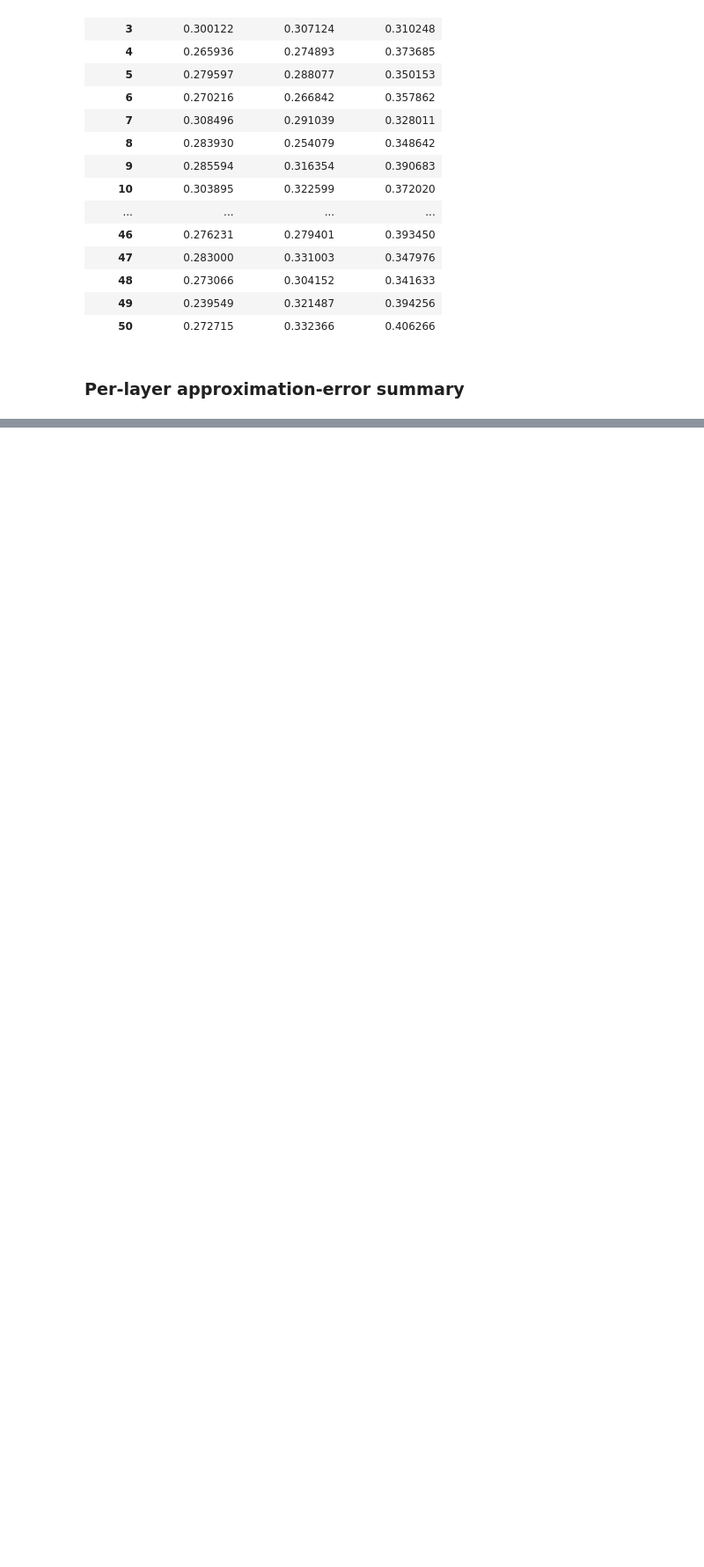
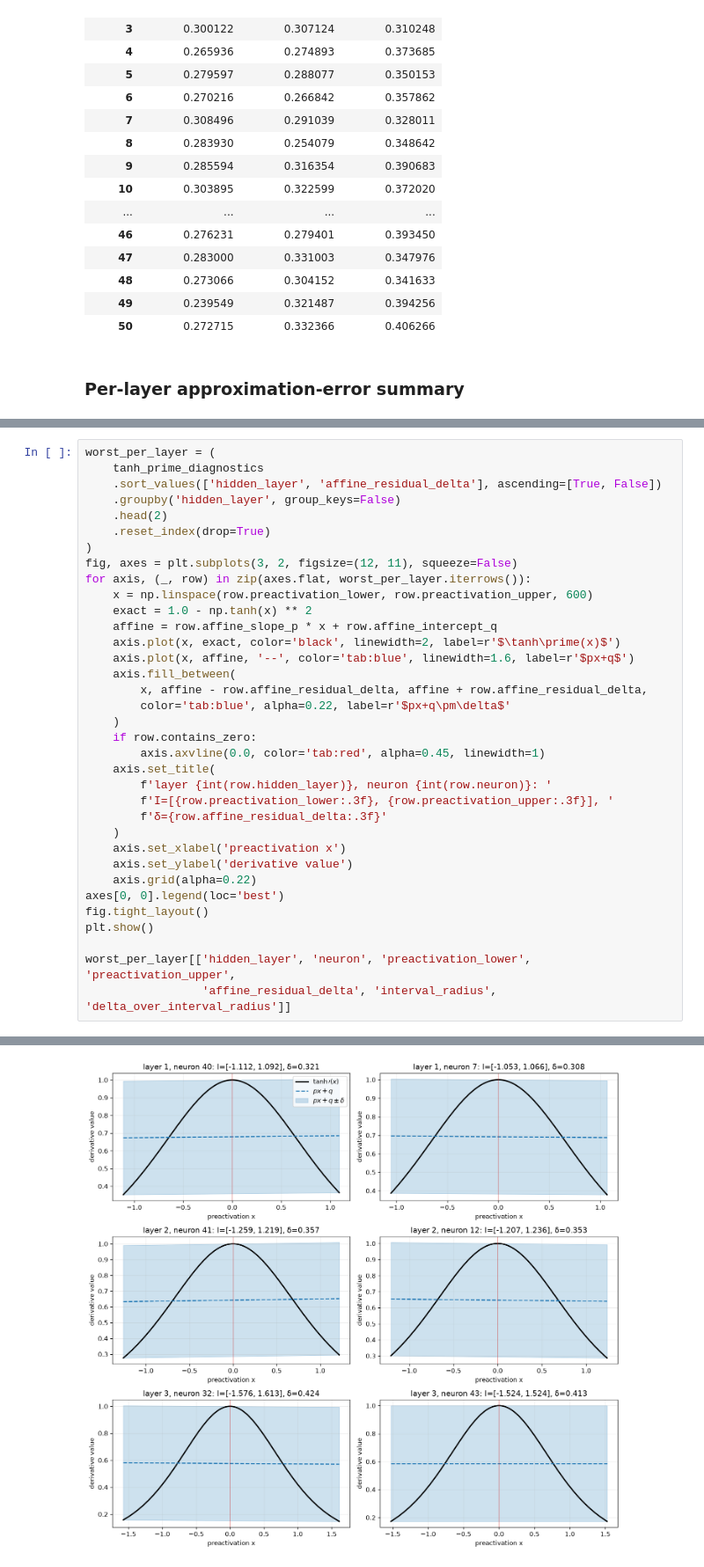
Before and after one commit to pcpet/intervalNets, a Jupyter notebook: notebooks/pz_w12_polynomial_reduction_benchmarks.ipynb, the cells around one changed output, grey strips where cells are left out. Shown at 88% size. Cells and saved outputs as stored; diff of their text form; blank space fills up the shorter version.

```diff
--- a/notebooks/pz_w12_polynomial_reduction_benchmarks.ipynb
+++ b/notebooks/pz_w12_polynomial_reduction_benchmarks.ipynb
@@ -301,0 +529,36 @@ activation_error_summary
+# %%
+worst_per_layer = (
+    tanh_prime_diagnostics
+    .sort_values(['hidden_layer', 'affine_residual_delta'], ascending=[True, False])
+    .groupby('hidden_layer', group_keys=False)
+    .head(2)
+    .reset_index(drop=True)
+)
+fig, axes = plt.subplots(3, 2, figsize=(12, 11), squeeze=False)
+for axis, (_, row) in zip(axes.flat, worst_per_layer.iterrows()):
+    x = np.linspace(row.preactivation_lower, row.preactivation_upper, 600)
+    exact = 1.0 - np.tanh(x) ** 2
+    affine = row.affine_slope_p * x + row.affine_intercept_q
+    axis.plot(x, exact, color='black', linewidth=2, label=r'$\tanh\prime(x)$')
+    axis.plot(x, affine, '--', color='tab:blue', linewidth=1.6, label=r'$px+q$')
+    axis.fill_between(
+        x, affine - row.affine_residual_delta, affine + row.affine_residual_delta,
+        color='tab:blue', alpha=0.22, label=r'$px+q\pm\delta$'
+    )
+    if row.contains_zero:
+        axis.axvline(0.0, color='tab:red', alpha=0.45, linewidth=1)
+    axis.set_title(
+        f'layer {int(row.hidden_layer)}, neuron {int(row.neuron)}: '
+        f'I=[{row.preactivation_lower:.3f}, {row.preactivation_upper:.3f}], '
+        f'δ={row.affine_residual_delta:.3f}'
+    )
+    axis.set_xlabel('preactivation x')
+    axis.set_ylabel('derivative value')
+    axis.grid(alpha=0.22)
+axes[0, 0].legend(loc='best')
+fig.tight_layout()
+plt.show()
+
+worst_per_layer[['hidden_layer', 'neuron', 'preactivation_lower', 'preactivation_upper',
+                 'affine_residual_delta', 'interval_radius', 'delta_over_interval_radius']]
+# %% [output]
@@ -301,0 +572 @@ activation_error_summary
+[figure, added]
```
Also changed, not shown: parts of 35 cells of this notebook, 7 other files.
